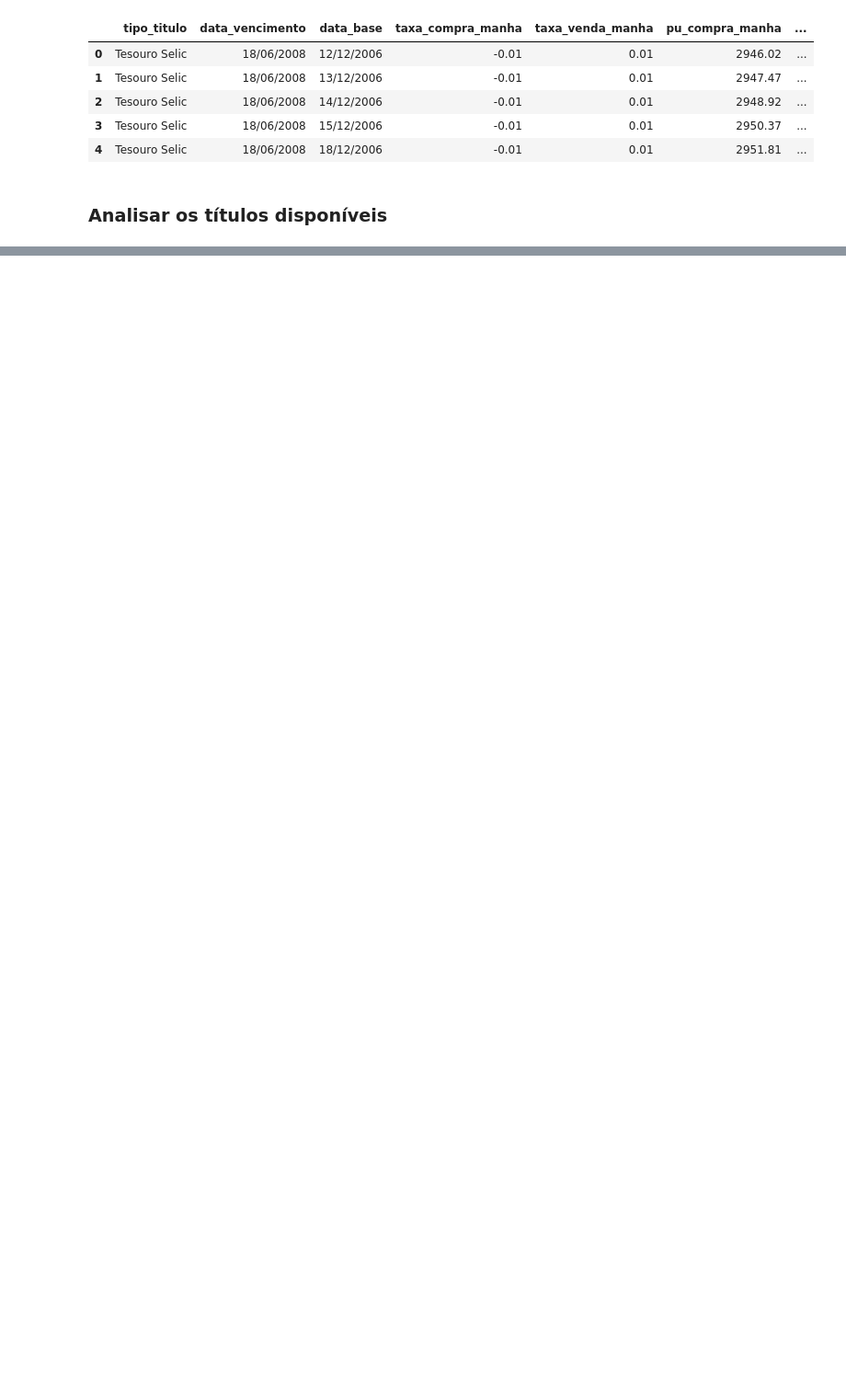
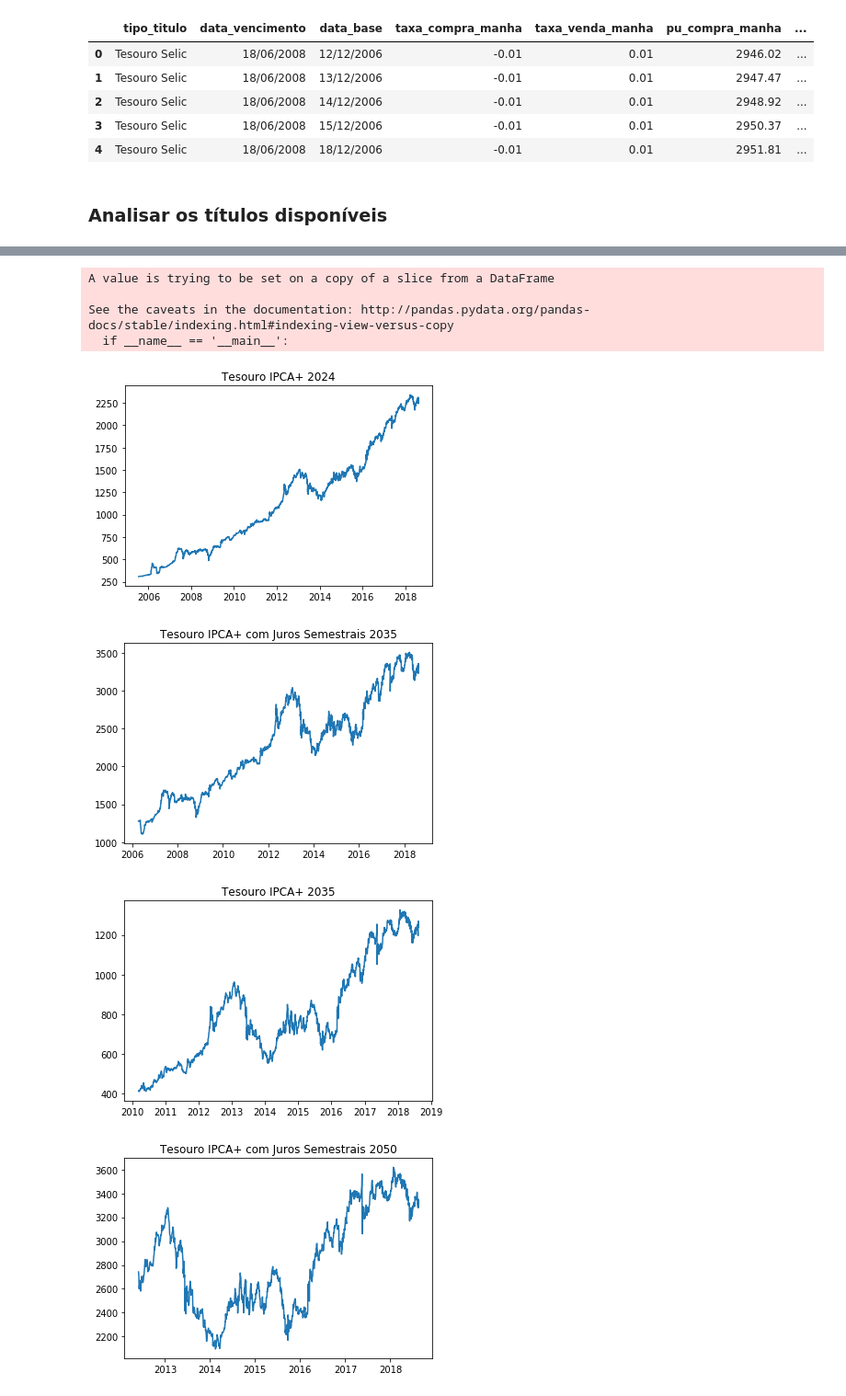
Before and after one commit to renantardelli/acompanhamento-renda-fixa, a Jupyter notebook: exploratoria_tesouro.ipynb, the cells around one changed output, grey strips where cells are left out. Shown: that part at 92% size. Saved outputs shown, nothing was run; the diff lists cells and outputs as text; code cells hidden in the pictures; blank space fills up the shorter version.

```diff
--- a/exploratoria_tesouro.ipynb
+++ b/exploratoria_tesouro.ipynb
@@ -24,3 +24,5 @@ df.loc[:, 'date'] = df.data_base.map(lambda x: dt.datetime.strptime(x, '%d/%m/%Y
+# %%
+df.loc[:, 'nome_titulo'] = df.apply(lambda x: x['tipo_titulo'] + " " + str(x['maturity'].year), axis=1)
 # %%
 df.head()
 # %% [output]
@@ -37,2 +35,4 @@ vcto = ipca.data_vencimento.unique()
 # %% [markdown]
 ### Analisar os títulos disponíveis
+# %%
+dia = pd.read_csv('/Users/renantardelli/Desktop/datasets/taxas_dia.csv')
@@ -49,10 +73,0 @@ titulos_dia
-# %%
-for i in vcto:
-    titulo = ipca[ipca.data_vencimento == i].sort_values('date')
-    print i
-    plt.plot(titulo.date, titulo.pu_compra_manha/titulo.pu_compra_manha.iloc[0])
-    plt.show()
-    print 'arima'
-    autocorrelation_plot(titulo.pu_compra_manha)
-    plt.tight_layout()
-    plt.show()
@@ -72,0 +74,2 @@ arima
+# %%
+disp = df[df.nome_titulo.isin(dia.titulo)]
@@ -72,0 +99,16 @@ arima
+# %%
+disp.sort_values('date', inplace=True)
+for i in disp.nome_titulo.unique():
+    condition = disp.nome_titulo == i
+    plt.plot(disp[condition].date, disp[condition].pu_compra_manha)
+    plt.title(i)
+    plt.show()
+# %% [output]
+A value is trying to be set on a copy of a slice from a DataFrame
+
+See the caveats in the documentation: http://pandas.pydata.org/pandas-docs/stable/indexing.html#indexing-view-versus-copy
+  if __name__ == '__main__':
+[figure, added]
+[figure, added]
+[figure, added]
+[figure, added]
```
Also changed, not shown: parts of 14 cells of this notebook, 1 other file.
